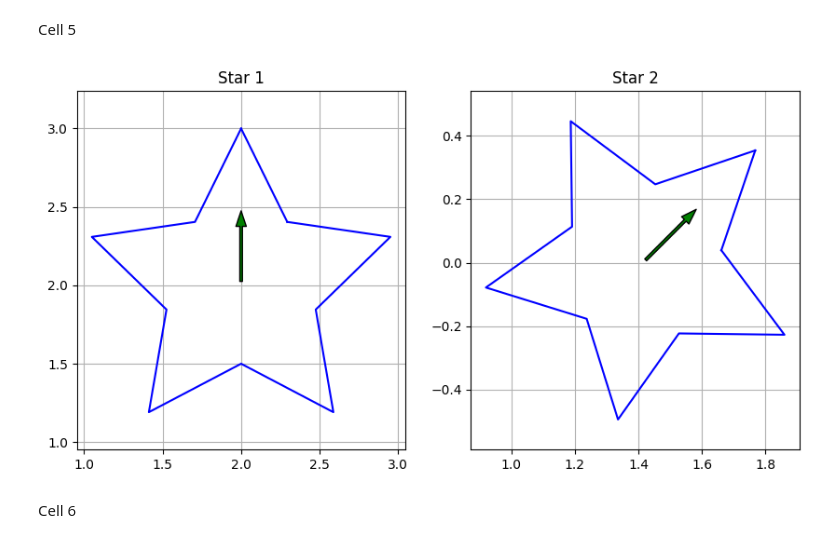
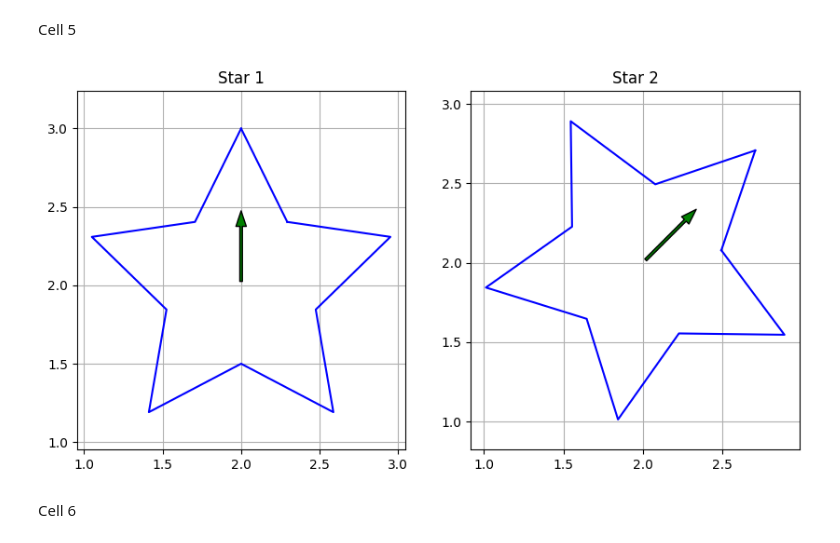
Before and after one commit to lia-ang/BME3053C-Spring-2025, a Jupyter notebook: lessons-solved/homework/HW5_ALiang.ipynb, the cells around one changed output. Drawn from its saved outputs; the diff is of its cells as text; code cells hidden in the pictures.

```diff
--- a/lessons-solved/homework/HW5_ALiang.ipynb
+++ b/lessons-solved/homework/HW5_ALiang.ipynb
@@ -123,18 +123,20 @@ plot_stars([original_star, transformed_star], global_view=False)
 # %% [markdown]
 Cell 5
 # %%
-def transform_star(original_star, rotation_degrees, star_scaling):
+def transform_star(original_star, rotation_degrees, center):
+  translated = translate(-star_center[0], -star_center[1])
   rotation=rotate(rotation_degrees)
-  scaled_star = scale(star_scaling[0],star_scaling[1])
-  transformed_star =(rotation @ scaled_star @ original_star.T).T
+  translated_reverse = translate(2, 2)
+  transformed_star =(translated_reverse @ rotation @ translated @ original_star.T).T
   return transformed_star
 
-original_star = generate_star(center=(2,2), homogeneous=True)
+star_center = (2,2)
+original_star = generate_star(center=star_center, homogeneous=True)
 
-transformed_star = transform_star(original_star, -45, [0.5,0.5])
+transformed_star = transform_star(original_star, -45, [2,2])
 
 plot_stars([original_star, transformed_star], global_view=False)
 # %% [output]
-[figure, old version]
+[figure, new version]
 # %% [markdown]
 Cell 6
```
Also changed, not shown: parts of 3 cells of this notebook.
